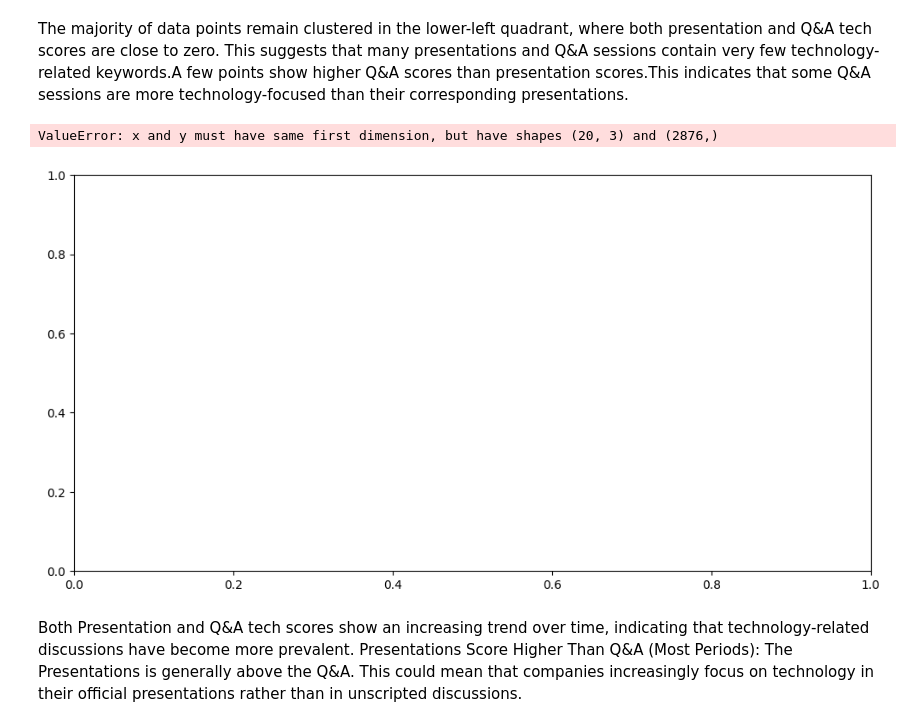
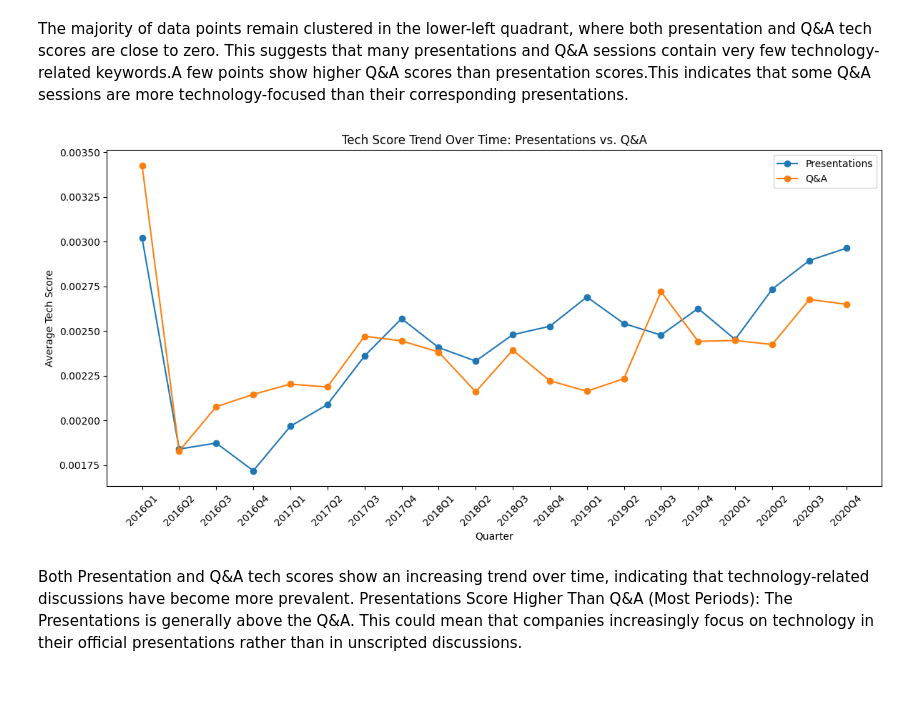
Before and after one commit to Arame-create/NLP-for-Finance, a Jupyter notebook: NLP_coursework.ipynb, the cells around one changed output. Drawn from its saved outputs; the diff is of its cells as text; code cells hidden in the pictures; blank space fills up the shorter version.

```diff
--- a/NLP_coursework.ipynb
+++ b/NLP_coursework.ipynb
@@ -534,18 +534,17 @@ The majority of data points remain clustered in the lower-left quadrant, where b
 This suggests that many presentations and Q&A sessions contain very few technology-related keywords.A few points show higher Q&A scores than presentation scores.This indicates that some Q&A sessions are more technology-focused than their corresponding presentations.
 # %%
 plt.figure(figsize=(12,6))
-plt.plot(agg_quarter, Pres['tech_score'], marker='o', label='Presentations')
+plt.plot(agg_quarter['quarter_str'], agg_quarter['tech_score'], marker='o', label='Presentations')
 plt.plot(agg_qa['quarter_str'], agg_qa['tech_score_qa'], marker='o', label='Q&A')
 plt.xticks(rotation=45)
 plt.xlabel("Quarter")
 plt.ylabel("Average Tech Score")
 plt.title("Tech Score Trend Over Time: Presentations vs. Q&A")
 plt.legend()
 plt.tight_layout()
 plt.show()
 # %% [output]
-ValueError: x and y must have same first dimension, but have shapes (20, 3) and (2876,)
-[figure, old version]
+[figure, new version]
 # %% [markdown]
 Both Presentation and Q&A tech scores show an increasing trend over time, indicating that technology-related discussions have become more prevalent.
 Presentations Score Higher Than Q&A (Most Periods):
```
Also changed, not shown: parts of 2 cells of this notebook.
